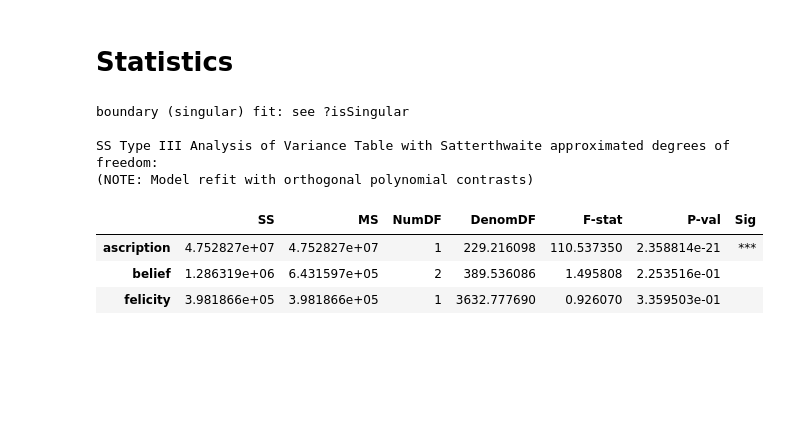
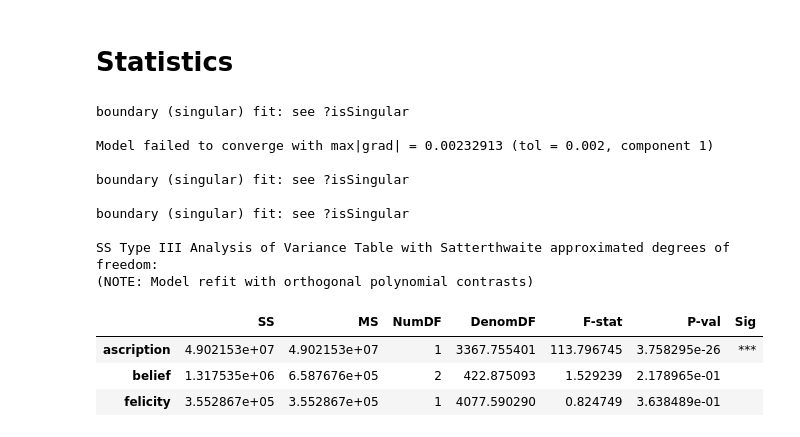
Before and after one commit to BryanGonzalez262/KnowledgeBeliefASD, a Jupyter notebook: analysis/pilot_analysis.ipynb, the cells around one changed output. Cells and saved outputs as stored; diff of their text form; code cells hidden in the pictures; blank space fills up the shorter version.

```diff
--- a/analysis/pilot_analysis.ipynb
+++ b/analysis/pilot_analysis.ipynb
@@ -35,5 +52,6 @@ len(dat.prolific_id.unique())
 # corrected after n=~250, shouldn't make much of a difference since these would be marked incorrect anyway.
 weird_resps = dat.loc[(dat.response_key.apply(len)>1) & (dat.apply(lambda row: '999' in row['response_key'], axis=1))].index
 dat.drop(weird_resps, inplace=True)
+dat = dat.loc[dat.prolific_id !='5e6fd3293c76d25a3ca8b384'] # one weird subject
 dat.shape
 # %% [output]
@@ -63,4 +81,7 @@ xx = dat.groupby('prolific_id').rt_ms.mean() < 1500
 dat = dat.loc[dat.prolific_id.isin(xx[xx == False].index.tolist())]
 yy = dat.groupby('prolific_id').rt_ms.mean() > 4000
 dat = dat.loc[dat.prolific_id.isin(yy[yy == False].index.tolist())]
+# %%
+for old, new in {'IG':'Ignorance', 'TB':'True Info', 'FB':'False Info'}.items():
+    dat.belief_type.replace(old, new, inplace=True)
 # %%
@@ -227,0 +234,8 @@ aa
+# %%
+cdat = dat.loc[dat.correct ==True]
+for subject in subjects:
+    # calculate mean RT for belief ascription
+    a_dat.loc[a_dat.prolific_id == subject, 'avg_ThinkRT'] = cdat.loc[(cdat.prolific_id == subject) & (cdat.ascription_type == 'Thinks')].rt_ms.mean()
+    a_dat.loc[a_dat.prolific_id == subject, 'avg_KnowRT'] = cdat.loc[(cdat.prolific_id == subject) & (cdat.ascription_type == 'Knows')].rt_ms.mean()
+
+a_dat['RT_diff'] = a_dat.apply(lambda row: row['avg_ThinkRT'] - row['avg_KnowRT'], axis=1)
@@ -334,18 +315,24 @@ for subject in tqdm(list(dat.prolific_id.unique())):
 # %%
 from pymer4 import Lmer
 
 m1 = Lmer("rt ~ ascription + belief + felicity + (ascription + belief|prolific_id) + (1|scenario)", data=sdat)
 m2 = Lmer("rt ~  belief + felicity + (ascription + belief|prolific_id) + (1|scenario)", data=sdat)
-m1.fit(factors={"ascription":["Thinks", "Knows"], "belief":["TB", "FB", "IG"], "scenario":['1','2','3','4','5', '6', '7', '8', '9', '10', '11', '12']}, summarize=False)
-m2.fit(factors={"ascription":["Thinks", "Knows"], "belief":["TB", "FB", "IG"], "scenario":['1','2','3','4','5', '6', '7', '8', '9', '10', '11', '12']}, summarize=False)
+m1.fit(factors={"ascription":["Thinks", "Knows"], "belief":["TB", "FB", "IG"], "scenario":['1','2','3','4','5', '6', '7', '8', '9', '10', '11', '12']}, summarize=False, REML=False)
+m2.fit(factors={"ascription":["Thinks", "Knows"], "belief":["TB", "FB", "IG"], "scenario":['1','2','3','4','5', '6', '7', '8', '9', '10', '11', '12']}, summarize=False, REML=False)
 mc = Lmer.anova(m1, m2)
 mc.iloc[:]
 # %% [output]
+boundary (singular) fit: see ?isSingular
+
+Model failed to converge with max|grad| = 0.00232913 (tol = 0.002, component 1)
+
+boundary (singular) fit: see ?isSingular
+
 boundary (singular) fit: see ?isSingular
 
 SS Type III Analysis of Variance Table with Satterthwaite approximated degrees of freedom:
 (NOTE: Model refit with orthogonal polynomial contrasts)
 |  | SS | MS | NumDF | DenomDF | F-stat | P-val | Sig |
-| ascription | 4.752827e+07 | 4.752827e+07 | 1 | 229.216098 | 110.537350 | 2.358814e-21 | *** |
-| belief | 1.286319e+06 | 6.431597e+05 | 2 | 389.536086 | 1.495808 | 2.253516e-01 |  |
-| felicity | 3.981866e+05 | 3.981866e+05 | 1 | 3632.777690 | 0.926070 | 3.359503e-01 |  |
+| ascription | 4.902153e+07 | 4.902153e+07 | 1 | 3367.755401 | 113.796745 | 3.758295e-26 | *** |
+| belief | 1.317535e+06 | 6.587676e+05 | 2 | 422.875093 | 1.529239 | 2.178965e-01 |  |
+| felicity | 3.552867e+05 | 3.552867e+05 | 1 | 4077.590290 | 0.824749 | 3.638489e-01 |  |
```
Also changed, not shown: parts of 21 cells of this notebook, 4 other files.
